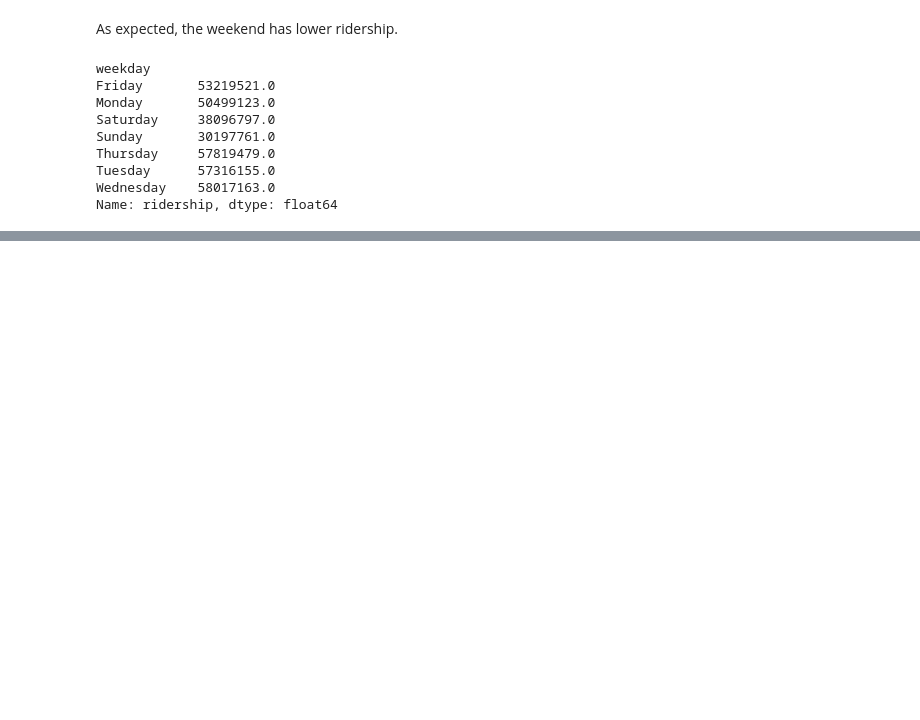
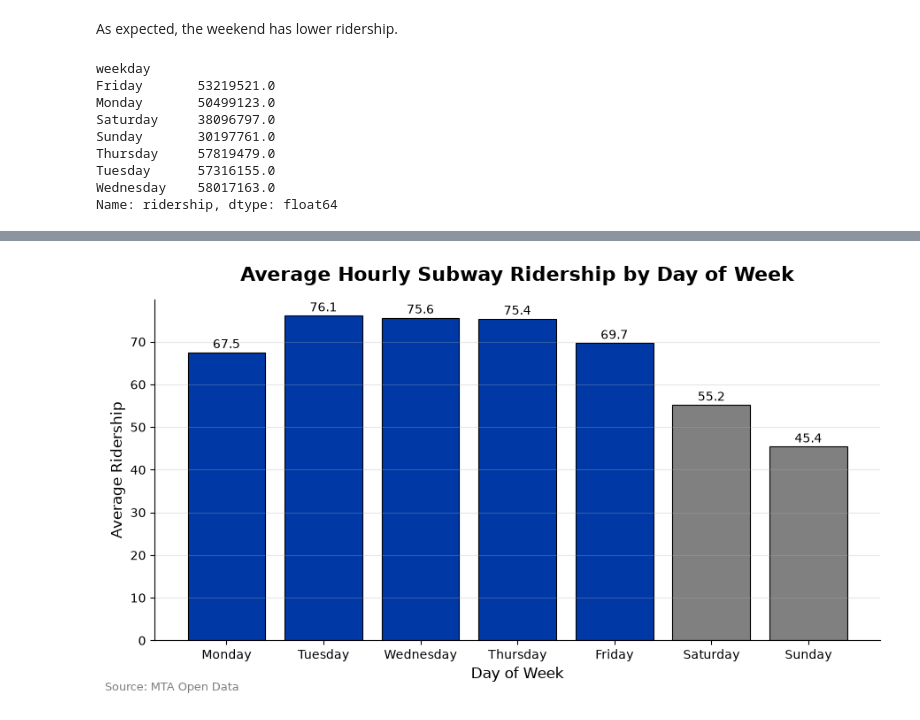
Before and after one commit to mariiaonokhina/mta-service-reliability, a Jupyter notebook: notebooks/03_hourly_ridership_analysis.ipynb, the cells around one changed output, grey strips where cells are left out. Saved outputs shown, nothing was run; the diff lists cells and outputs as text; code cells hidden in the pictures; blank space fills up the shorter version.

```diff
--- a/notebooks/03_hourly_ridership_analysis.ipynb
+++ b/notebooks/03_hourly_ridership_analysis.ipynb
@@ -381,0 +565,66 @@ Name: ridership, dtype: float64
+# %%
+weekday_order = [
+    "Monday","Tuesday","Wednesday",
+    "Thursday","Friday","Saturday","Sunday"
+]
+
+weekday = (
+    hourly.groupby("weekday")["ridership"]
+    .mean()
+    .reindex(weekday_order)
+)
+
+colors = [
+    "#0039A6", "#0039A6", "#0039A6",
+    "#0039A6", "#0039A6",
+    "gray", "gray"
+]
+
+fig, ax = plt.subplots(figsize=(9,5))
+
+bars = ax.bar(
+    weekday.index,
+    weekday.values,
+    color=colors,
+    edgecolor="black",
+    linewidth=0.8
+)
+
+# Labels above bars
+for bar in bars:
+    height = bar.get_height()
+    ax.text(
+        bar.get_x() + bar.get_width()/2,
+        height + 1,
+        f"{height:.1f}",
+        ha="center",
+        fontsize=10
+    )
+
+ax.set_title(
+    "Average Hourly Subway Ridership by Day of Week",
+    fontsize=16,
+    fontweight="bold",
+    pad=15
+)
+
+ax.set_ylabel("Average Ridership", fontsize=12)
+ax.set_xlabel("Day of Week", fontsize=12)
+
+ax.grid(axis="y", alpha=0.3)
+
+ax.spines["top"].set_visible(False)
+ax.spines["right"].set_visible(False)
+
+plt.figtext(
+    0.01,
+    0.01,
+    "Source: MTA Open Data",
+    fontsize=9,
+    color="gray"
+)
+
+plt.tight_layout()
+plt.show()
+# %% [output]
+[figure, added]
```
Also changed, not shown: parts of 33 cells of this notebook.
